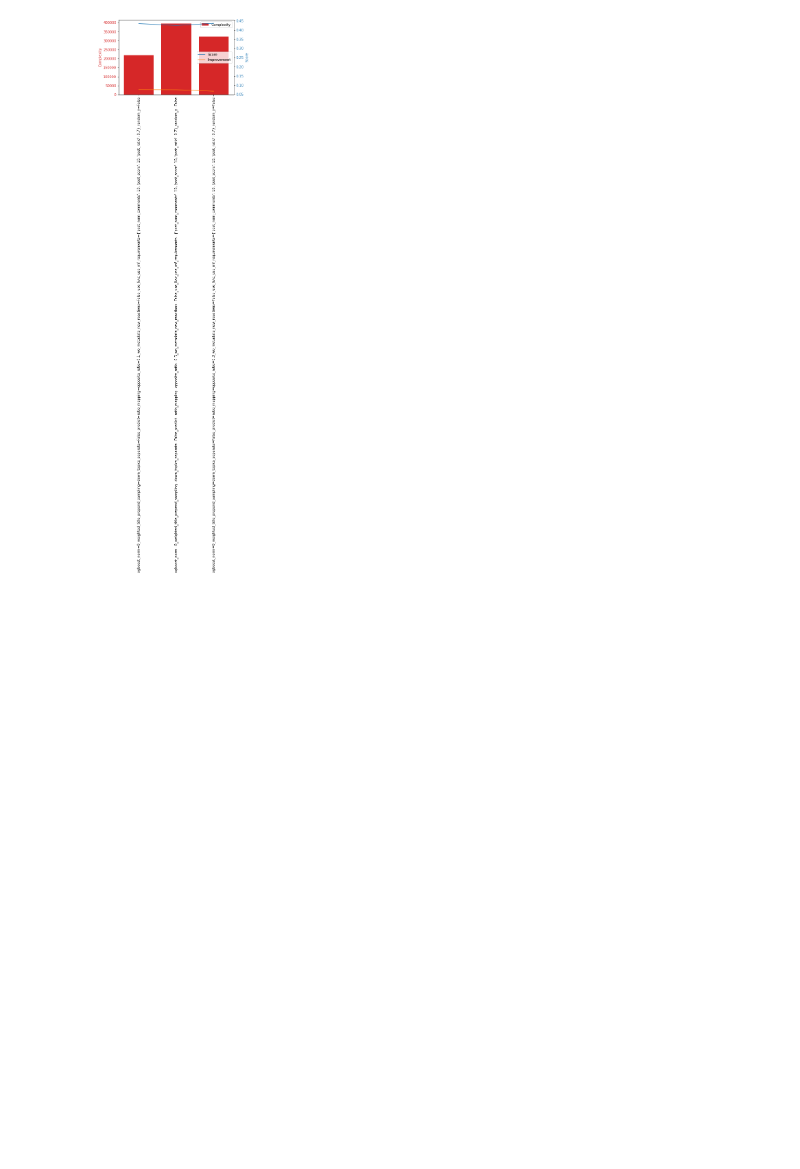
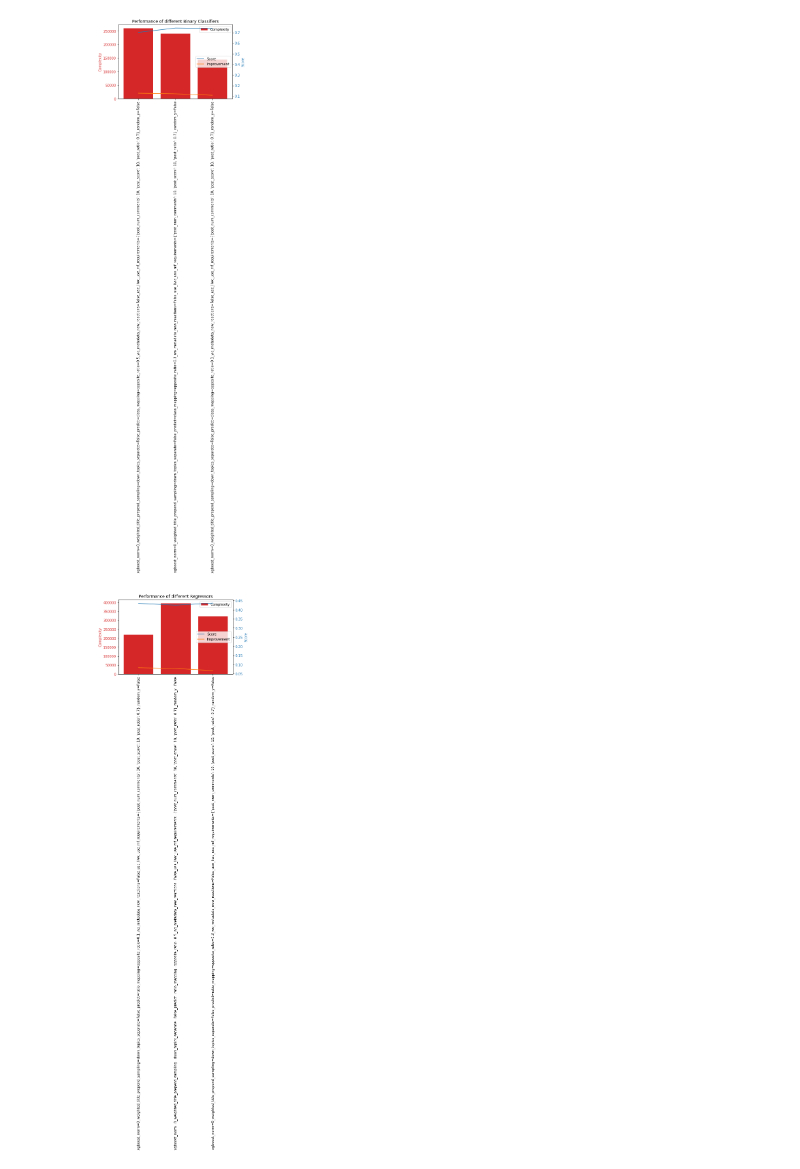
Before and after one commit to Hadjimina/Reddit_Morality_Analysis, a Jupyter notebook: feature_analysis/Jupiter Notebooks/Score Visualisation.ipynb, the cells around one changed output. Saved outputs shown, nothing was run; the diff lists cells and outputs as text; code cells hidden in the pictures; blank space fills up the shorter version.

Commit message:
binary & regression at once

```diff
--- a/feature_analysis/Jupiter Notebooks/Score Visualisation.ipynb
+++ b/feature_analysis/Jupiter Notebooks/Score Visualisation.ipynb
@@ -4,7 +4,8 @@ import numpy as np
 import pandas as pd
 
 df_scores = pd.read_csv("../output/model_comparisons.csv")
-df_scores = df_scores.loc[~df_scores["Random"]]
+df_scores = df_scores.loc[~df_scores["is_random"]]
+df_scores = df_scores.drop(columns=["is_random"])
 
 df_scores=df_scores.sort_values(by='Improvement', ascending=False)
 df_scores.head(10)
@@ -17,31 +21,34 @@ df_scores.head(10)
 # %%
+df_reg = df_scores.loc[df_scores["is_regression"]]
+df_bin = df_scores.loc[~df_scores["is_regression"]]
 
+for df in [df_bin, df_reg]:
+    clf_type = "Regressors" if df.iloc[0]["is_regression"] else "Binary Classifiers"
+    x_ticks = df["Name"]
+    x_loc = range(len(df))
+    fig, ax1 = plt.subplots()
 
-#df_scores['Complexity'].plot(kind='bar', width = width)
-#df_scores[['Score', 'Improvement']].plot(secondary_y=True)
+    color = 'tab:red'
+    ax1.set_ylabel('Complexity', color=color)  # we already handled the x-label with ax1
+    ax1.bar(x_loc, df["Complexity"], color=color, )
+    ax1.tick_params(axis='y', labelcolor=color)
+    ax1.set_xticks(x_loc)
+    ax1.set_xticklabels(x_ticks, rotation = 90)
 
-x_ticks = df_scores["Name"]
-x_loc = range(len(df_scores))
-fig, ax1 = plt.subplots()
+    ax2 = ax1.twinx()  # instantiate a second axes that shares the same x-axis
 
-color = 'tab:red'
-ax1.set_ylabel('Complexity', color=color)  # we already handled the x-label with ax1
-ax1.bar(x_loc, df_scores["Complexity"], color=color, )
-ax1.tick_params(axis='y', labelcolor=color)
-ax1.set_xticks(x_loc)
-ax1.set_xticklabels(x_ticks, rotation = 90)
+    color = 'tab:blue'
+    ax2.set_ylabel('Score', color=color)
+    ax2.plot(x_loc, df["Score"], color='tab:blue',)
+    ax2.plot(x_loc, df["Improvement"], color='tab:orange')
+    ax2.tick_params(axis='y', labelcolor=color)
 
-ax2 = ax1.twinx()  # instantiate a second axes that shares the same x-axis
+    ax1.legend(['Complexity'])
+    ax2.legend(['Score', 'Improvement'])
+    fig.tight_layout()  # otherwise the right y-label is slightly clipped
 
-color = 'tab:blue'
-ax2.set_ylabel('Score', color=color)
-ax2.plot(x_loc, df_scores["Score"], color='tab:blue',)
-ax2.plot(x_loc, df_scores["Improvement"], color='tab:orange')
-ax2.tick_params(axis='y', labelcolor=color)
-
-ax1.legend(['Complexity'])
-ax2.legend(['Score', 'Improvement'])
-fig.tight_layout()  # otherwise the right y-label is slightly clipped
-plt.show()
+    plt.title(f"Performance of different {clf_type}")
+    plt.show()
 # %% [output]
-[figure, old version]
+[figure, new version]
+[figure, added]
```
Also changed, not shown: parts of 1 cell of this notebook, 1 other file.
